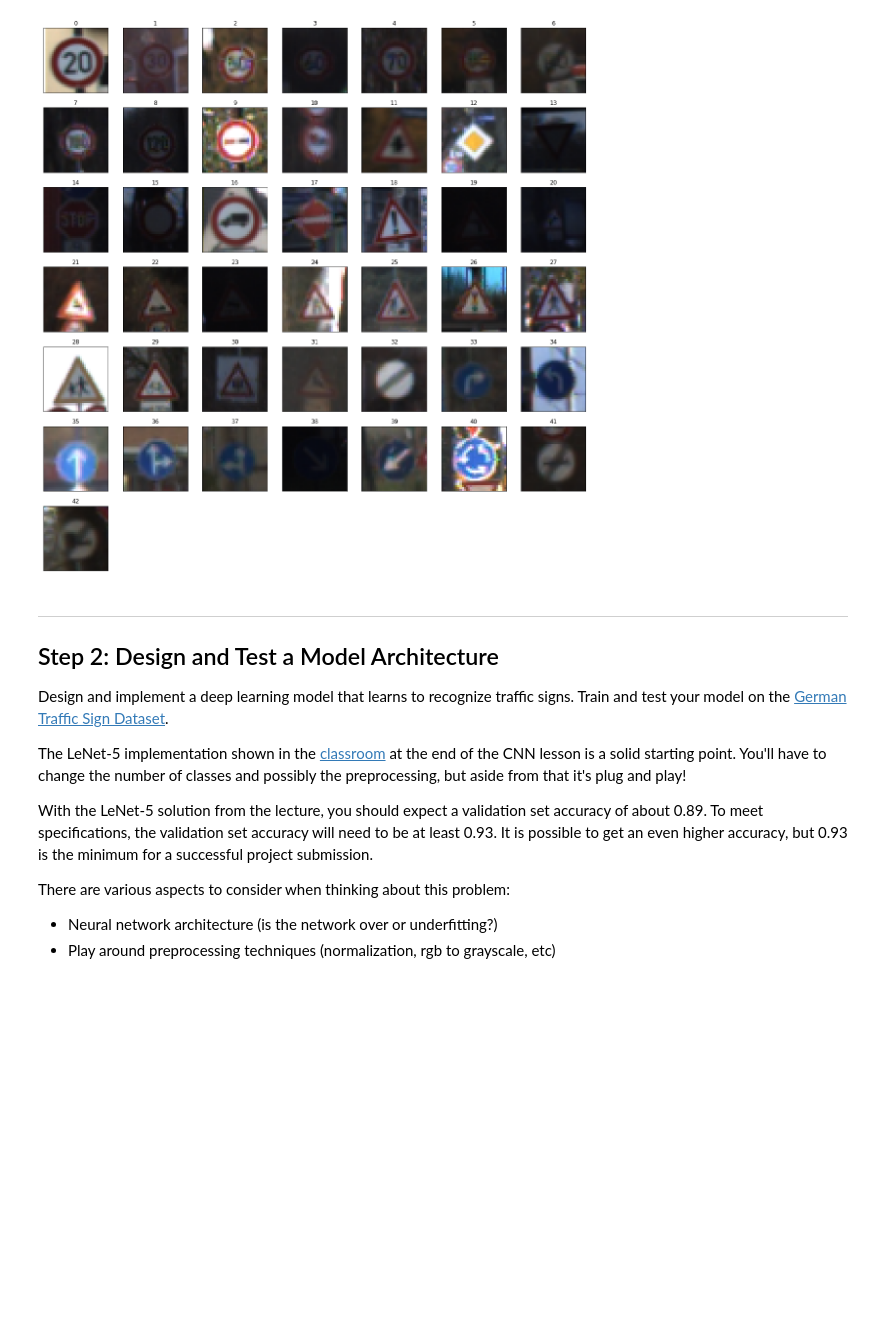
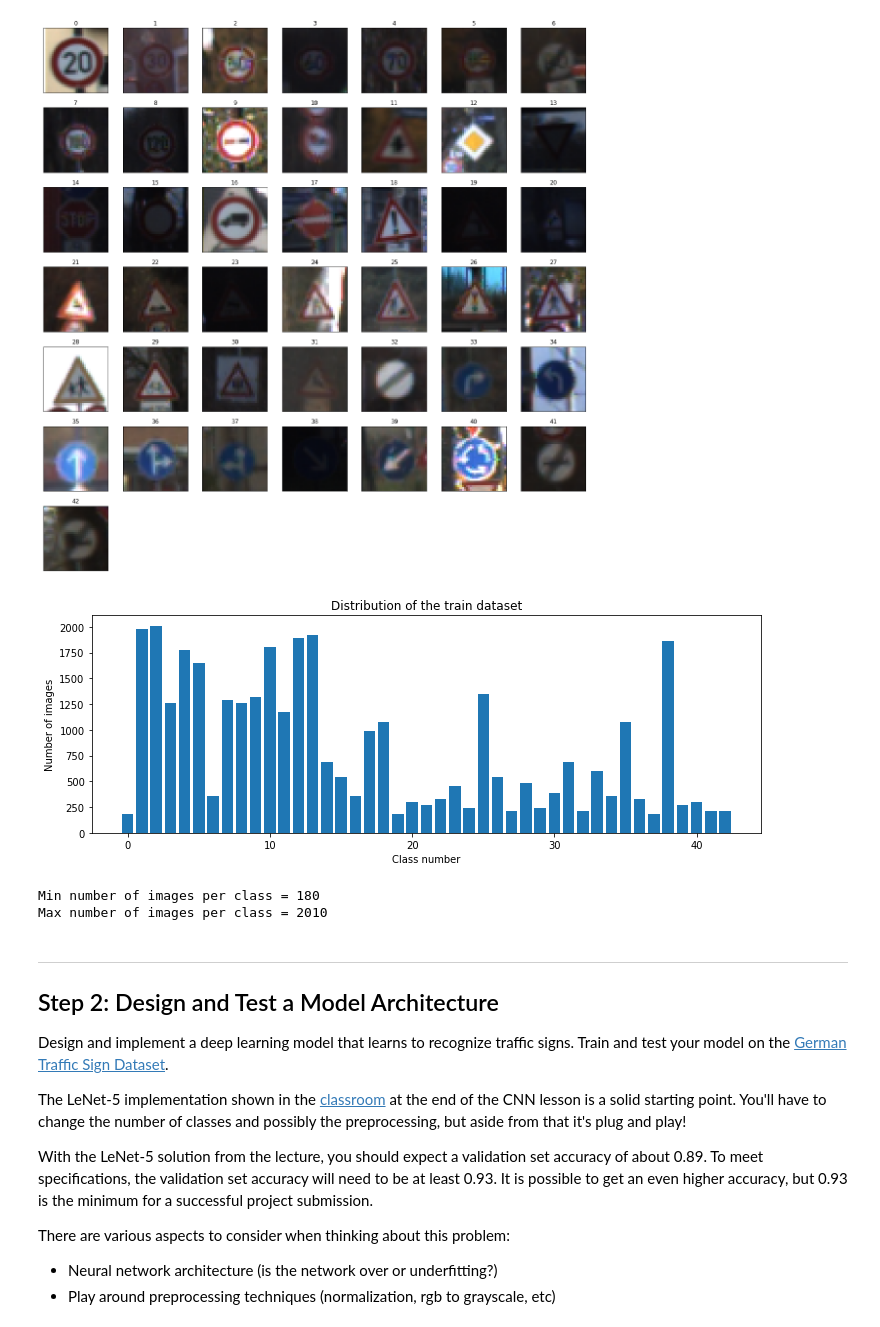
Before and after one commit to snandasena/traffic-sign-classifier, a Jupyter notebook: Traffic_Sign_Classifier.ipynb, the cells around one changed output. Drawn from its saved outputs; the diff is of its cells as text; code cells hidden in the pictures; blank space fills up the shorter version.

Commit message:
Draw a graph for traning sample images distribution per class

```diff
--- a/Traffic_Sign_Classifier.ipynb
+++ b/Traffic_Sign_Classifier.ipynb
@@ -120,14 +120,16 @@ import matplotlib.pyplot as plt
 # Visualizations will be shown in the notebook.
 %matplotlib inline
 
-fig, axs = plt.subplots(nrows=7, ncols=7, figsize=(16, 16),
-                        subplot_kw={'xticks': [], 'yticks': []})
+num_of_samples = []
+fig, axs = plt.subplots(nrows=7, ncols=7, figsize=(16, 16),subplot_kw={'xticks': [], 'yticks': []})
 
 for ax, class_indx in zip(axs.flat, range(0,43)):
     selected_img = X_train[y_train ==class_indx]
     ax.imshow(selected_img[0,:,:,:])
     ax.set_title(str(class_indx))
+    # Append plot X values
     num_of_samples.append(len(selected_img))
+
 # Delete blank subplot
 for i in range(1,7):
     fig.delaxes(axs[6][i])
@@ -136,6 +138,21 @@ plt.tight_layout()
 plt.show()
 # %% [output]
 [figure]
+# %%
+#Plot number of images per class
+plt.figure(figsize=(12, 4))
+plt.bar(range(0, n_classes), num_of_samples)
+plt.title("Distribution of the train dataset")
+plt.xlabel("Class number")
+plt.ylabel("Number of images")
+plt.show()
+
+print("Min number of images per class =", min(num_of_samples))
+print("Max number of images per class =", max(num_of_samples))
+# %% [output]
+[figure, added]
+Min number of images per class = 180
+Max number of images per class = 2010
 # %% [markdown]
 ----
 
```
